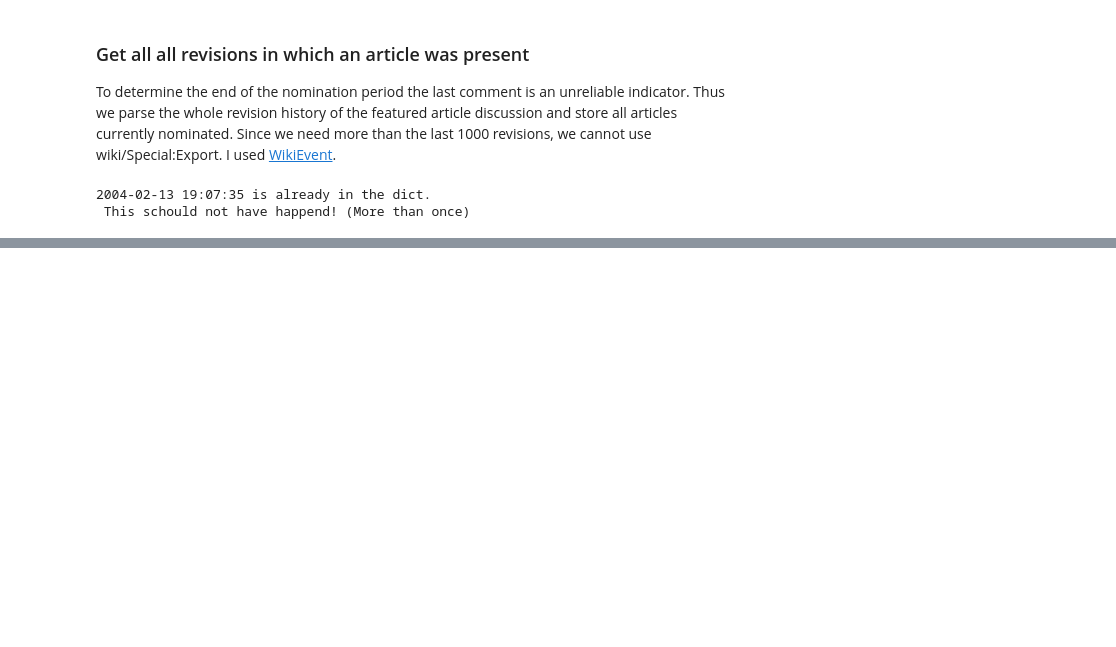
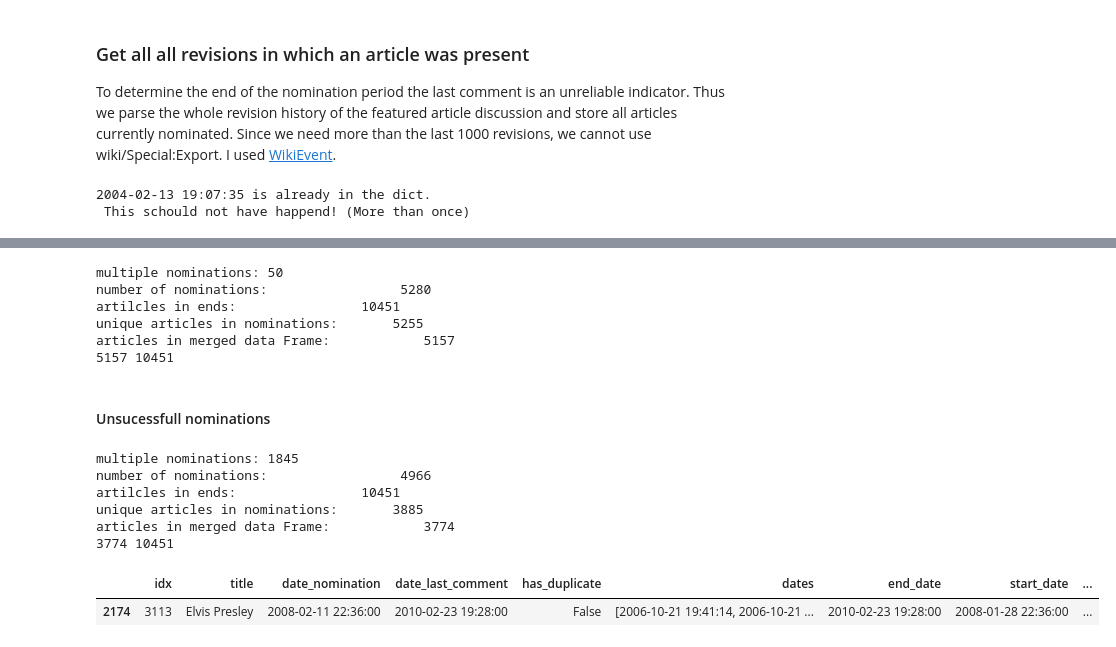
Before and after one commit to MacCMillion/wiki_project, a Jupyter notebook: run_skript.ipynb, the cells around one changed output, grey strips where cells are left out. Drawn from its saved outputs; the diff is of its cells as text; code cells hidden in the pictures; blank space fills up the shorter version.

```diff
--- a/run_skript.ipynb
+++ b/run_skript.ipynb
@@ -126,0 +138,32 @@ end_handler.parse('./data/FAChistory.xml')
+# %%
+%autoreload
+FA_controll = process.merge('./data/FA_nomination.csv', './data/FAC_ends.pkl')
+FA_controll = process.decide_end(FA_controll)
+FA_controll.drop('dates', 1)
+FA_controll.to_csv('./res/FA_merged.csv', sep=';')
+#FA_controll = FA_controll[['title', 'start_date', 'date_nomination', 'end_date']]
+#FA_controll.to_csv('./data/FA_controll.csv', sep=';')
+# %% [output]
+multiple nominations: 50
+number of nominations:                 5280
+artilcles in ends:                10451
+unique articles in nominations:       5255
+articles in merged data Frame:            5157
+5157 10451
+# %% [markdown]
+#### Unsucessfull nominations
+# %%
+%autoreload
+FAC_controll = process.merge('./data/FAC_nomination.csv', './data/FAC_ends.pkl')
+FAC_controll = process.decide_end(FAC_controll)
+FAC_controll.drop('dates', 1)
+FAC_controll.to_csv('./res/FAC_merged.csv', sep=';')
+FAC_controll = FAC_controll[['title', 'start_date', 'date_nomination', 'end_date']]
+FAC_controll.to_csv('./data/FAC_controll.csv', sep=';')
+# %% [output]
+multiple nominations: 1845
+number of nominations:                 4966
+artilcles in ends:                10451
+unique articles in nominations:       3885
+articles in merged data Frame:            3774
+3774 10451
@@ -126,0 +178,5 @@ end_handler.parse('./data/FAChistory.xml')
+# %%
+FA_controll.loc[FA_controll.title == 'Elvis Presley',]
+# %% [output]
+|  | idx | title | date_nomination | date_last_comment | has_duplicate | dates | end_date | start_date | ... |
+| 2174 | 3113 | Elvis Presley | 2008-02-11 22:36:00 | 2010-02-23 19:28:00 | False | [2006-10-21 19:41:14, 2006-10-21 ... | 2010-02-23 19:28:00 | 2008-01-28 22:36:00 | ... |
```
Also changed, not shown: parts of 8 cells of this notebook, 7 other files.
